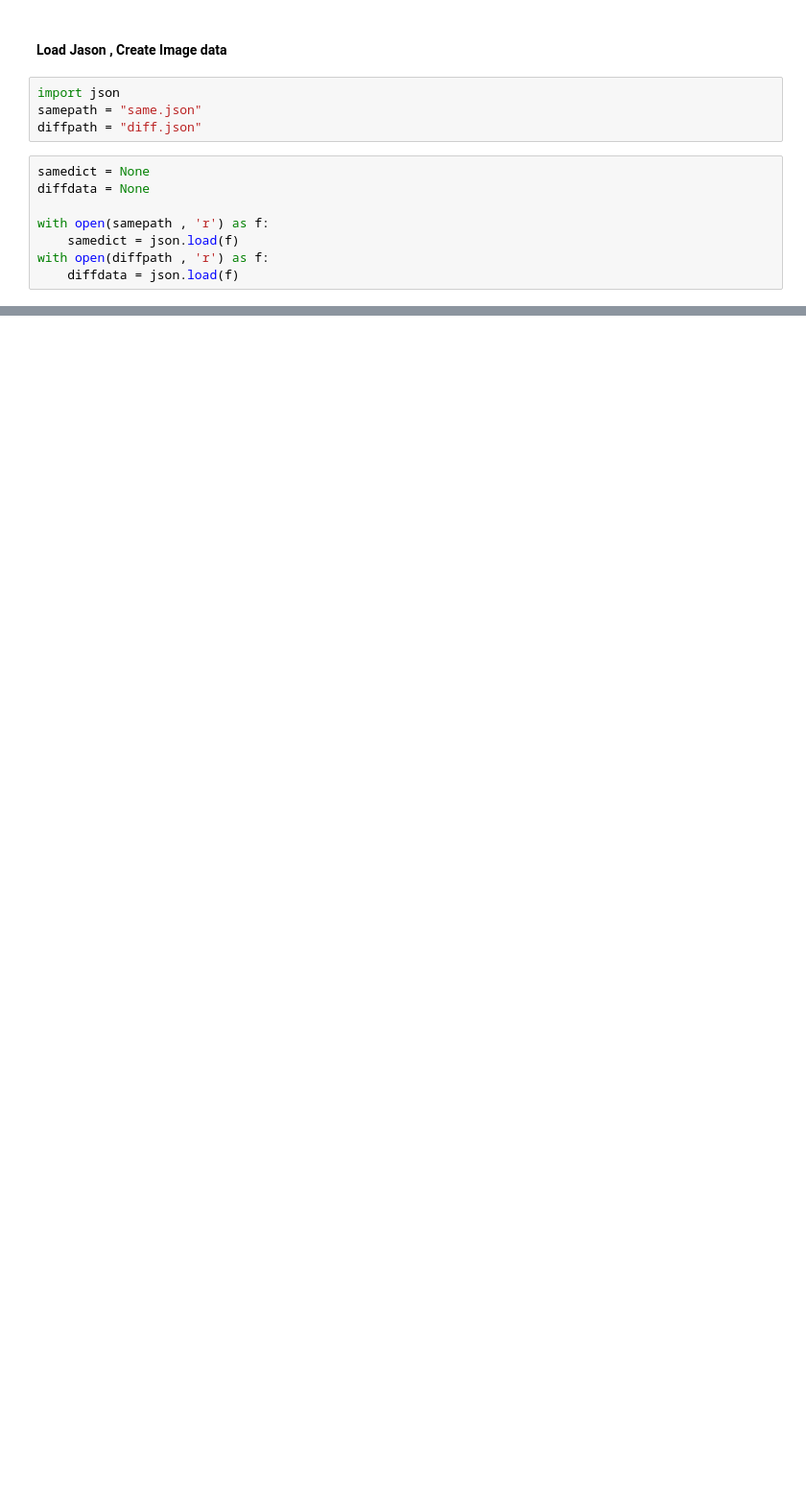
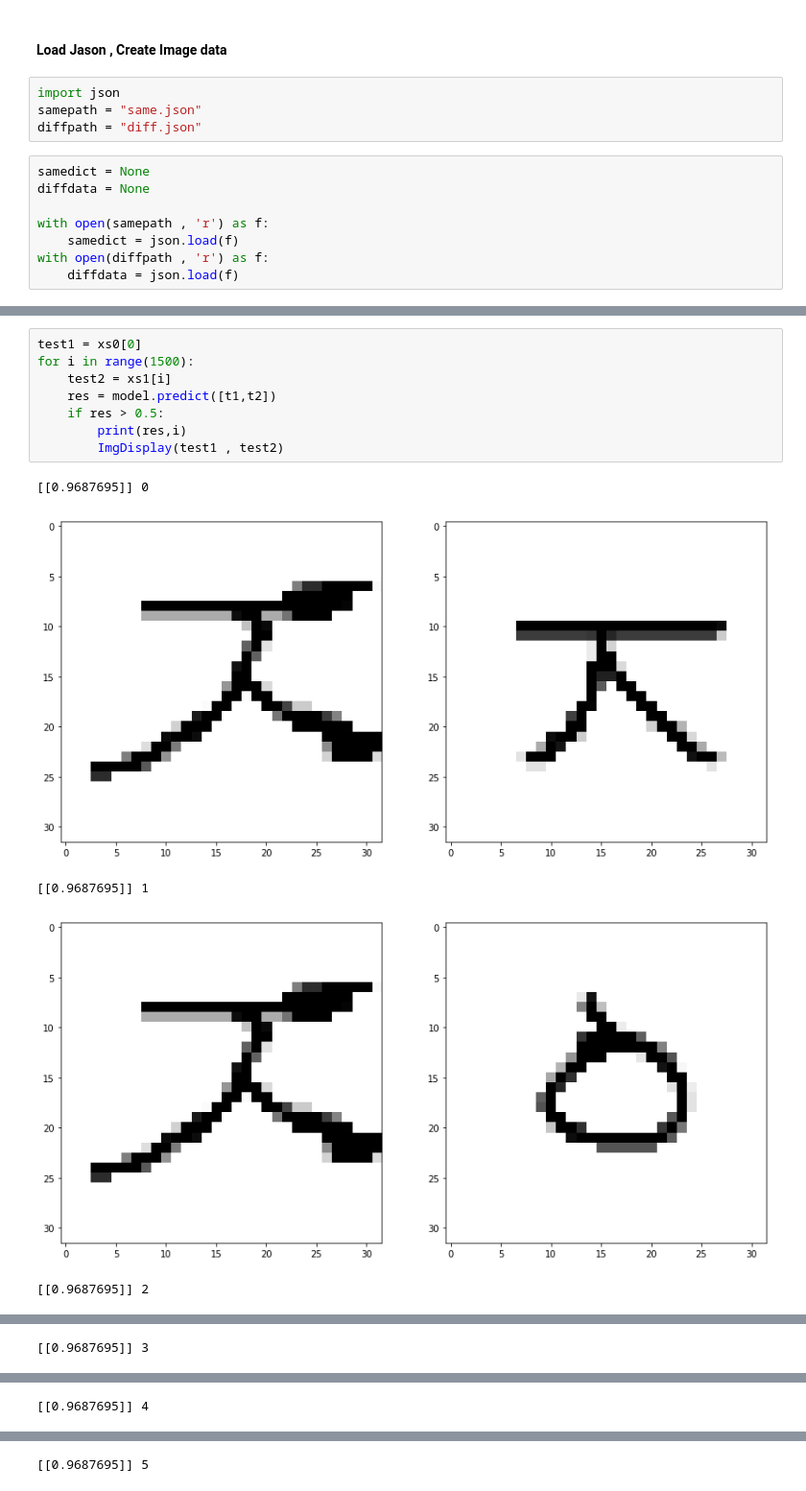
Before and after one commit to jaewoo-so/OneShotLearning, a Jupyter notebook: kerasnote/SimpleModel.ipynb, the cells around one changed output, grey strips where cells are left out. Shown at 96% size. Drawn from its saved outputs; the diff is of its cells as text; blank space fills up the shorter version.

```diff
--- a/kerasnote/SimpleModel.ipynb
+++ b/kerasnote/SimpleModel.ipynb
@@ -59,0 +170,14 @@ datas[0][0]
+# %%
+test1 = xs0[0]
+for i in range(1500):
+    test2 = xs1[i]
+    res = model.predict([t1,t2])
+    if res > 0.5:
+        print(res,i)
+        ImgDisplay(test1 , test2)
+# %% [output]
+[[0.9687695]] 0
+[figure, added]
+[[0.9687695]] 1
+[figure, added]
+[[0.9687695]] 2
@@ -59,0 +185 @@ datas[0][0]
+[[0.9687695]] 3
@@ -59,0 +187 @@ datas[0][0]
+[[0.9687695]] 4
@@ -59,0 +189 @@ datas[0][0]
+[[0.9687695]] 5
```
Also changed, not shown: parts of 21 cells of this notebook, 5 other files.
